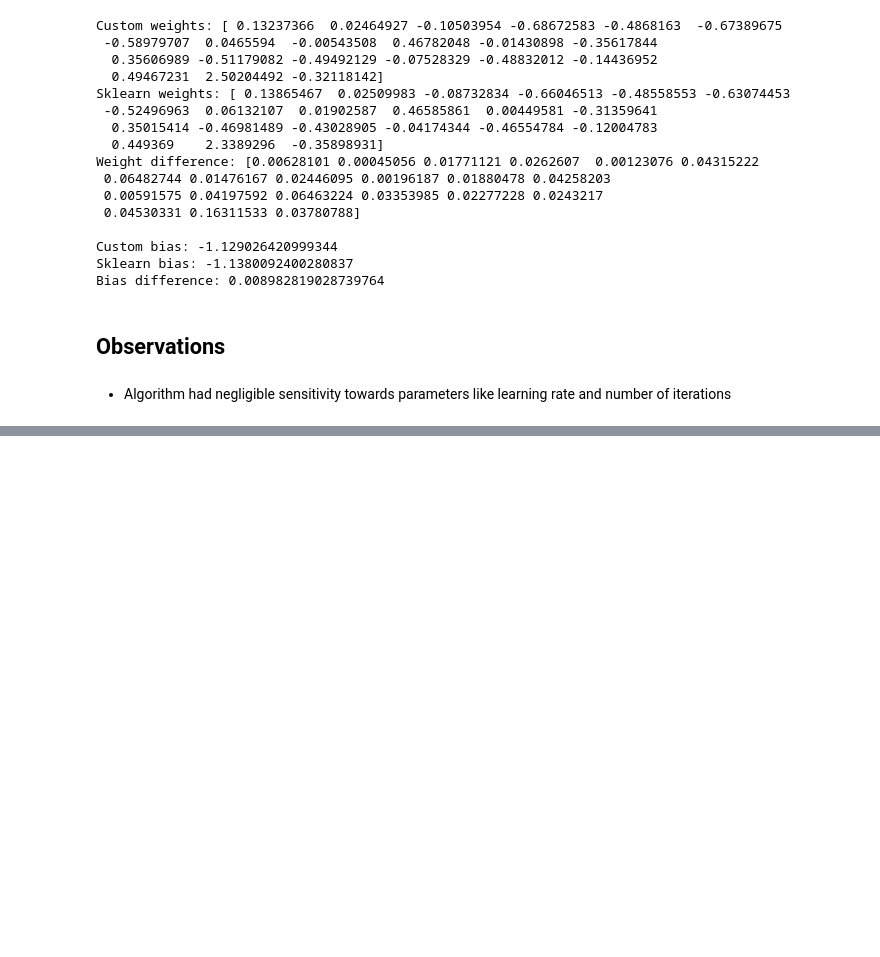
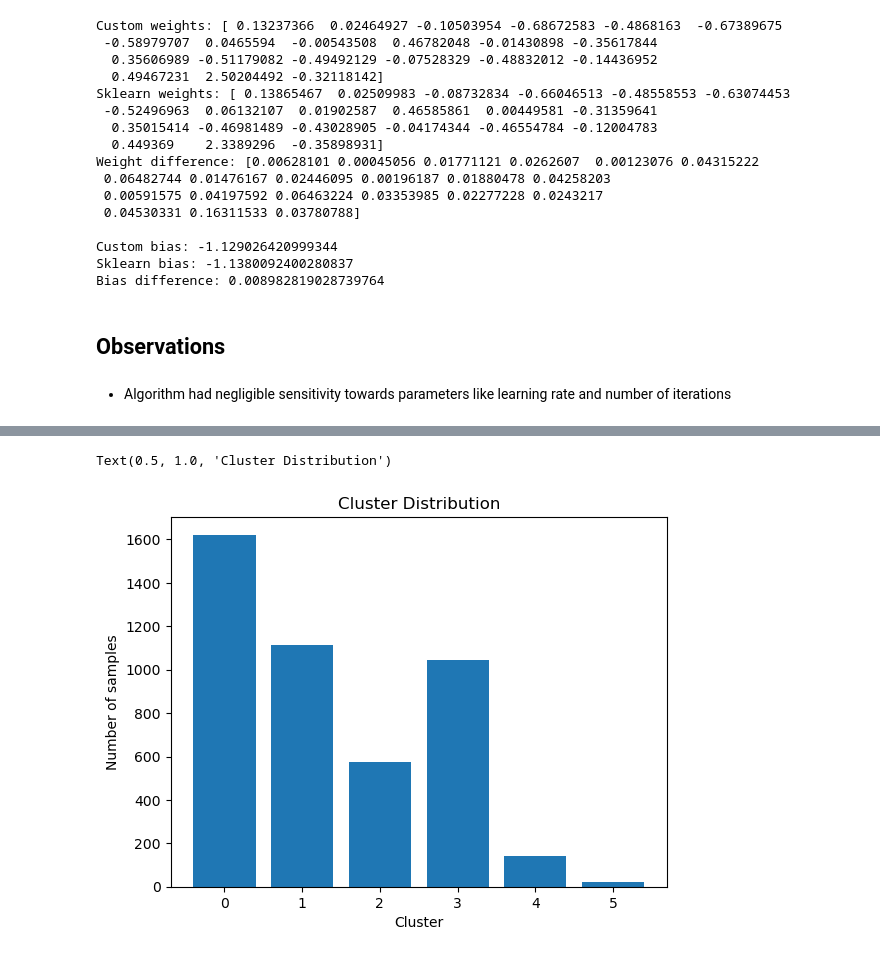
Before and after one commit to ka-rachit/Init_Tasks, a Jupyter notebook: Task2/task2_Rachit.ipynb, the cells around one changed output, grey strips where cells are left out. Drawn from its saved outputs; the diff is of its cells as text; code cells hidden in the pictures; blank space fills up the shorter version.

```diff
--- a/Task2/task2_Rachit.ipynb
+++ b/Task2/task2_Rachit.ipynb
@@ -424,0 +501,12 @@ Bias difference: 0.008982819028739764
+# %%
+km_1 = KMeans_custom(n_clusters=6)
+y_means = km_1.fit_predict(X_whole_trnf)
+# %%
+counts = [np.sum(y_means == i) for i in range(6)]
+plt.bar(range(6), counts)
+plt.xlabel("Cluster")
+plt.ylabel("Number of samples")
+plt.title("Cluster Distribution")
+# %% [output]
+Text(0.5, 1.0, 'Cluster Distribution')
+[figure, added]
```
Also changed, not shown: parts of 13 cells of this notebook.
